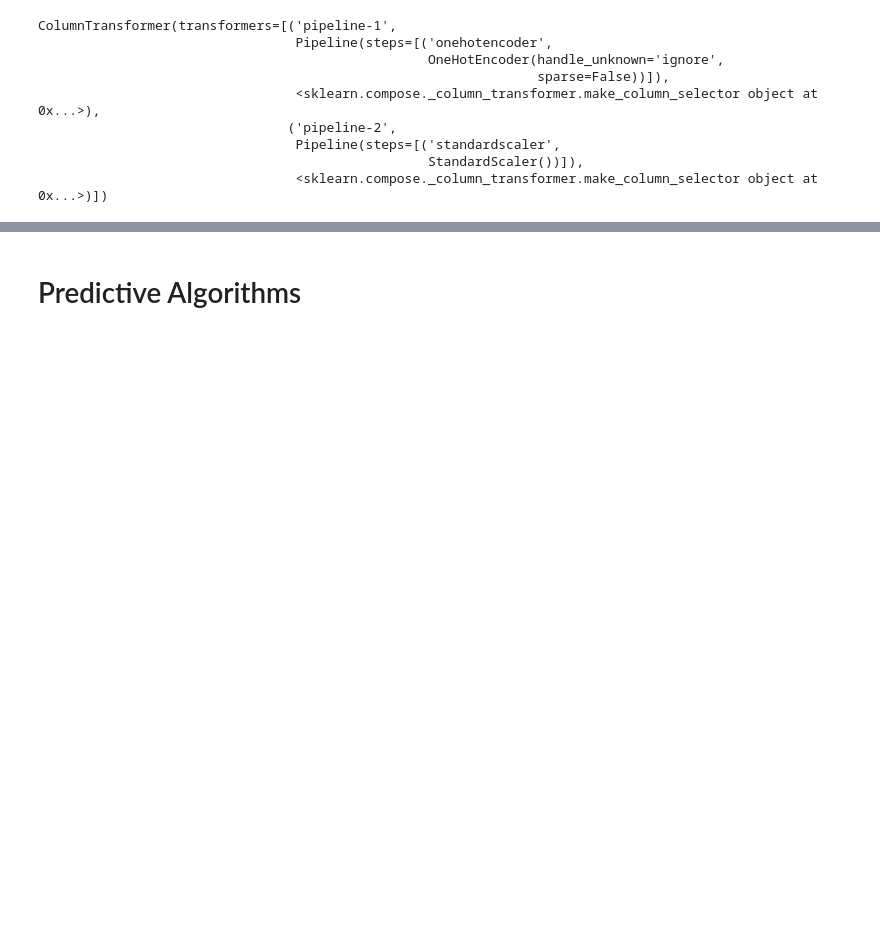
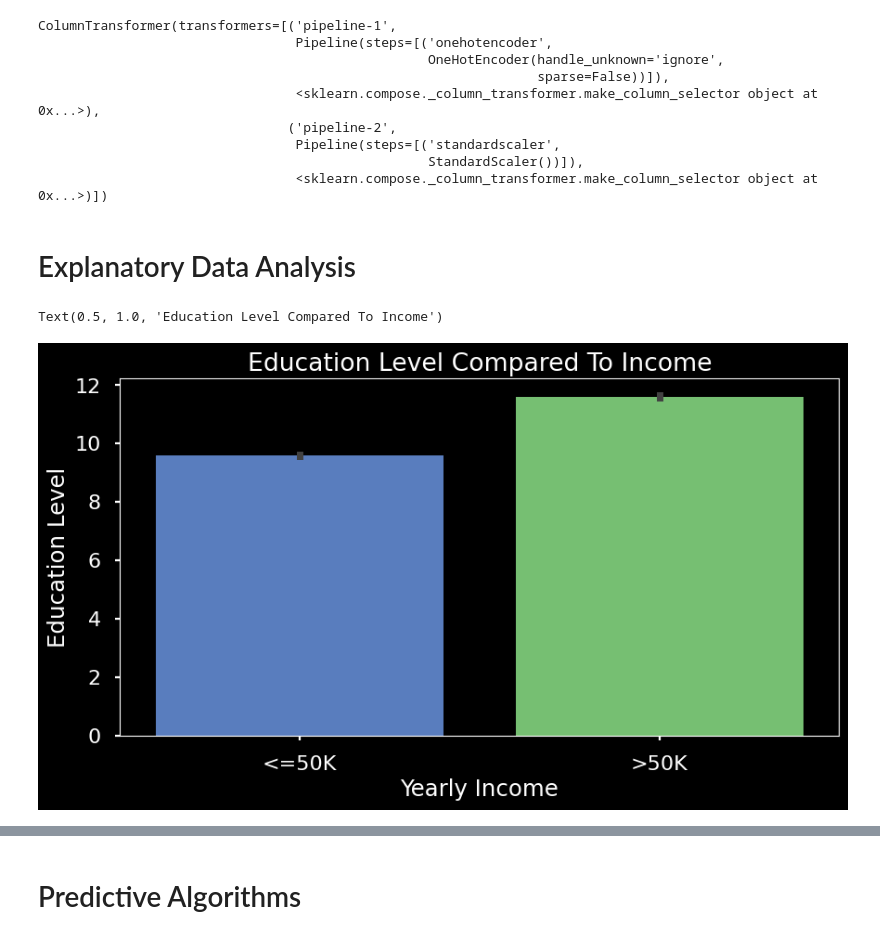
Before and after one commit to JamisonHunter/Adult-Income-Prediction, a Jupyter notebook: adult_income_prediction_j_hunter.ipynb, the cells around one changed output, grey strips where cells are left out. Saved outputs shown, nothing was run; the diff lists cells and outputs as text; code cells hidden in the pictures; blank space fills up the shorter version.

```diff
--- a/adult_income_prediction_j_hunter.ipynb
+++ b/adult_income_prediction_j_hunter.ipynb
@@ -496,3 +498,14 @@ pca_processor = make_pipeline(preprocessor, pca)
 # %%
 # creating a preprocessed feature data frame
 preprocessed_df = preprocessor.fit(X)
+# %% [markdown]
+# Explanatory Data Analysis
+# %%
+fig, ax = plt.subplots(figsize=(10,5))
+ax = sns.barplot(x='income',y='educational-num',data=df)
+ax.set_ylabel("Education Level")
+ax.set_xlabel("Yearly Income")
+ax.set_title("Education Level Compared To Income")
+# %% [output]
+Text(0.5, 1.0, 'Education Level Compared To Income')
+[figure, added]
```
Also changed, not shown: parts of 5 cells of this notebook.
